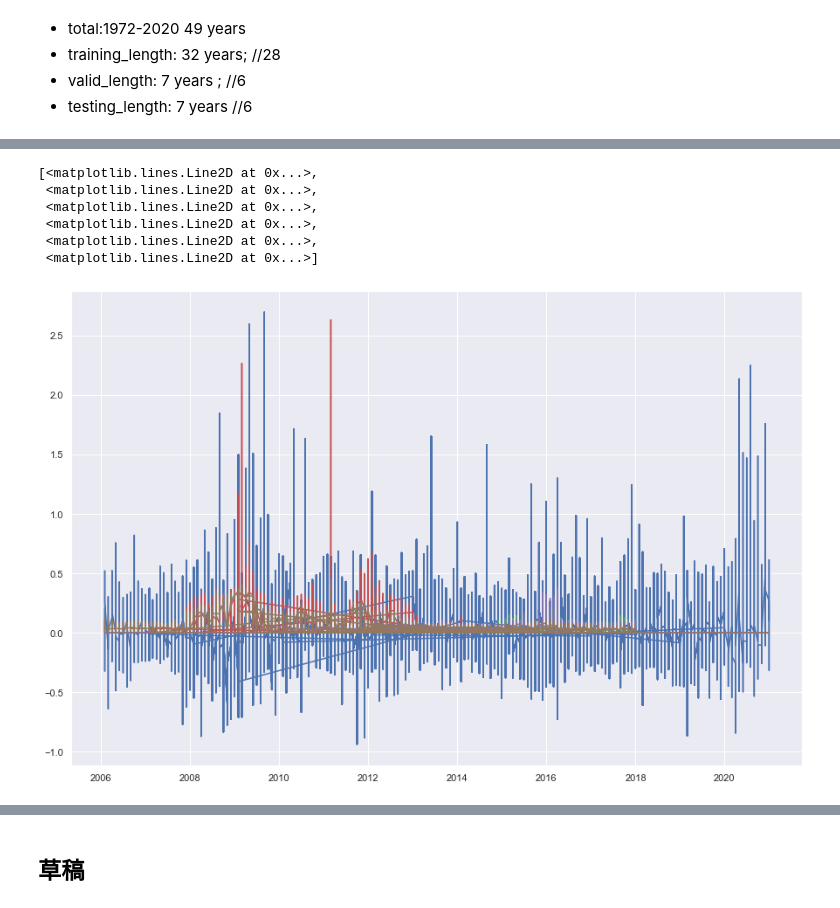
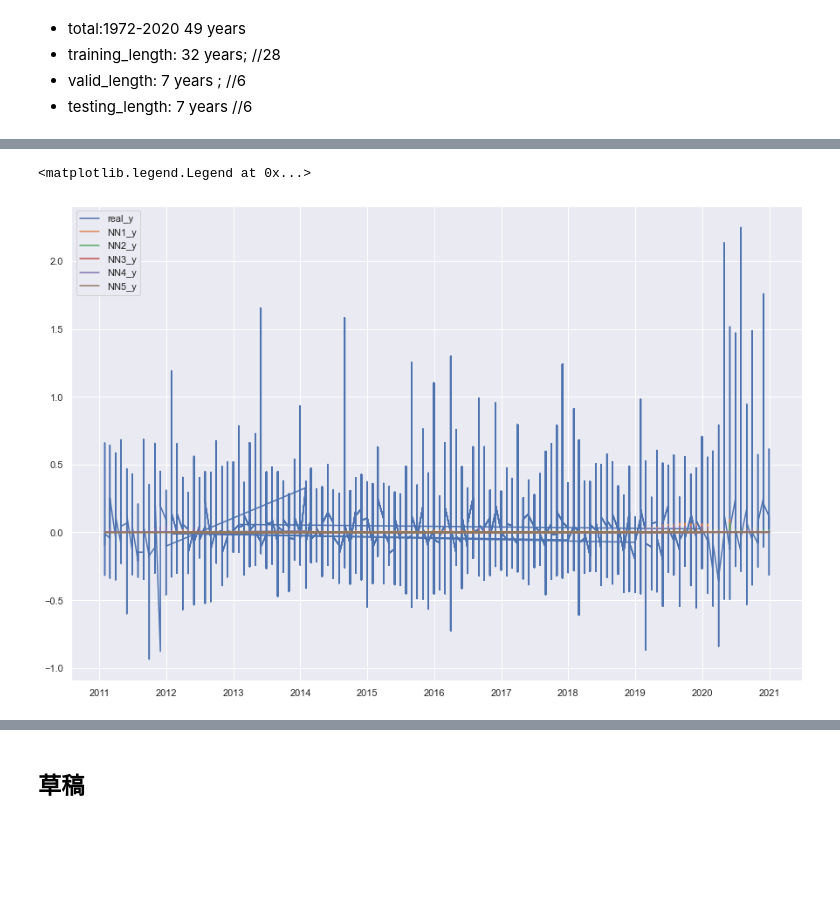
Before and after one commit to shh128/Summer-project-ML, a Jupyter notebook: Neural_Network.ipynb, the cells around one changed output, grey strips where cells are left out. Saved outputs shown, nothing was run; the diff lists cells and outputs as text; code cells hidden in the pictures; blank space fills up the shorter version.

```diff
--- a/Neural_Network.ipynb
+++ b/Neural_Network.ipynb
@@ -204,9 +229,9 @@ plt.gcf().clear()
 ## normalization
 # %%
 scaler = StandardScaler()
-scaler.fit(total_df[features_list])
-normalized = scaler.transform(total_df[features_list])
-normalized_data = pd.DataFrame(normalized , columns=features_list, index=total_df.index)
+scaler.fit(total_df[features_list[:69]])
+normalized = scaler.transform(total_df[features_list[:69]])
+normalized_data = pd.DataFrame(normalized , columns=features_list[:69], index=total_df.index)
 
 print("The shape of normalised numerical data : " , normalized.shape)
 normalized_data
@@ -460,6 +568,6 @@ class model(object):
 # %%
-basic_2_factors = model(X_total, Y_total, first_train_start_date='19720101', last_train_start_date='19810101', train_period = 28, valid_period = 6, test_period = 6, freq='AS-JAN')
+basic_2_factors = model(X_total, Y_total, first_train_start_date='19720101', last_train_start_date='19750101', train_period = 32, valid_period = 7, test_period = 7, freq='AS-JAN')
 # %%
-y = basic_2_factors.predict_ret()
+preddf = basic_2_factors.predict_ret()
 # %% [output]
 Epoch 1/100
@@ -651,0 +643,3 @@ y
+# %%
+pred_result = preddf[0].copy(deep=True)
+pred_result
@@ -652,11 +661,7 @@ y
 # %%
 plt.figure(figsize=(15,10))
-plt.plot(y)
+plt.plot(pred_result)
+plt.legend(['real_y','NN1_y','NN2_y','NN3_y','NN4_y','NN5_y'])
 # %% [output]
-[<matplotlib.lines.Line2D at 0x...>,
- <matplotlib.lines.Line2D at 0x...>,
- <matplotlib.lines.Line2D at 0x...>,
- <matplotlib.lines.Line2D at 0x...>,
- <matplotlib.lines.Line2D at 0x...>,
- <matplotlib.lines.Line2D at 0x...>]
+<matplotlib.legend.Legend at 0x...>
-[figure, old version]
+[figure, new version]
```
Also changed, not shown: parts of 70 cells of this notebook.
